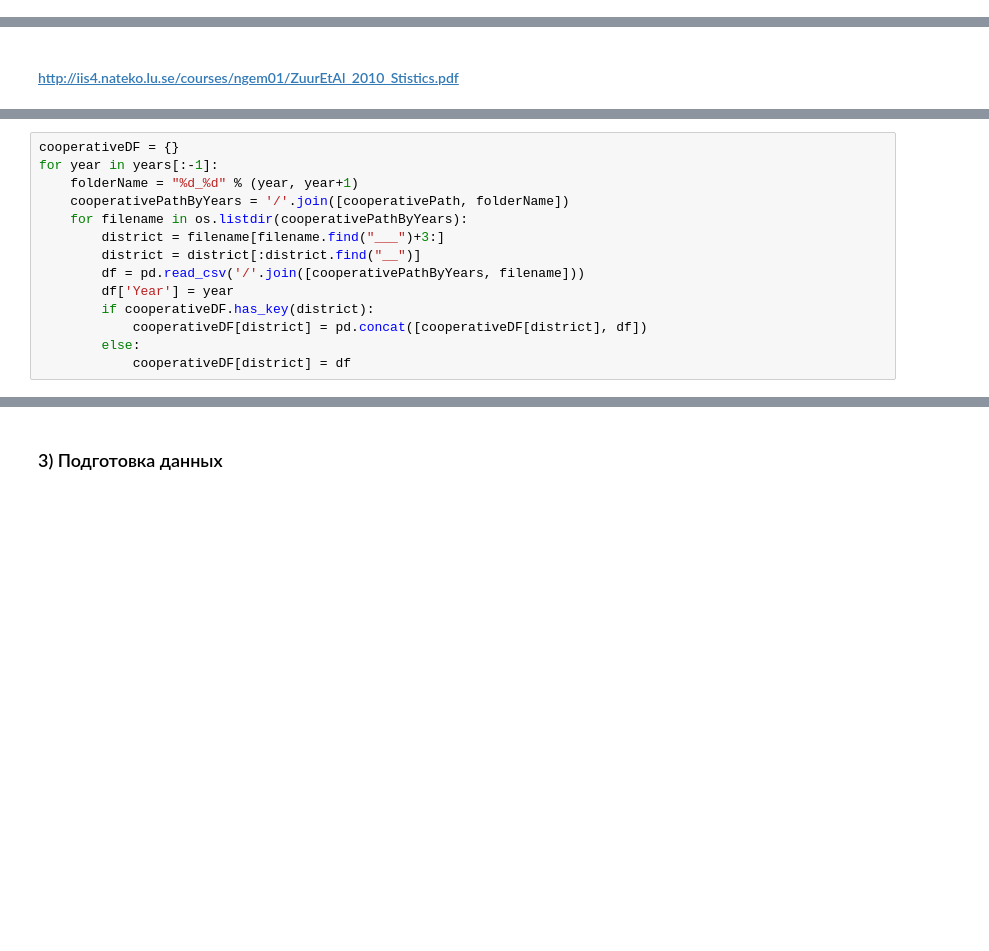
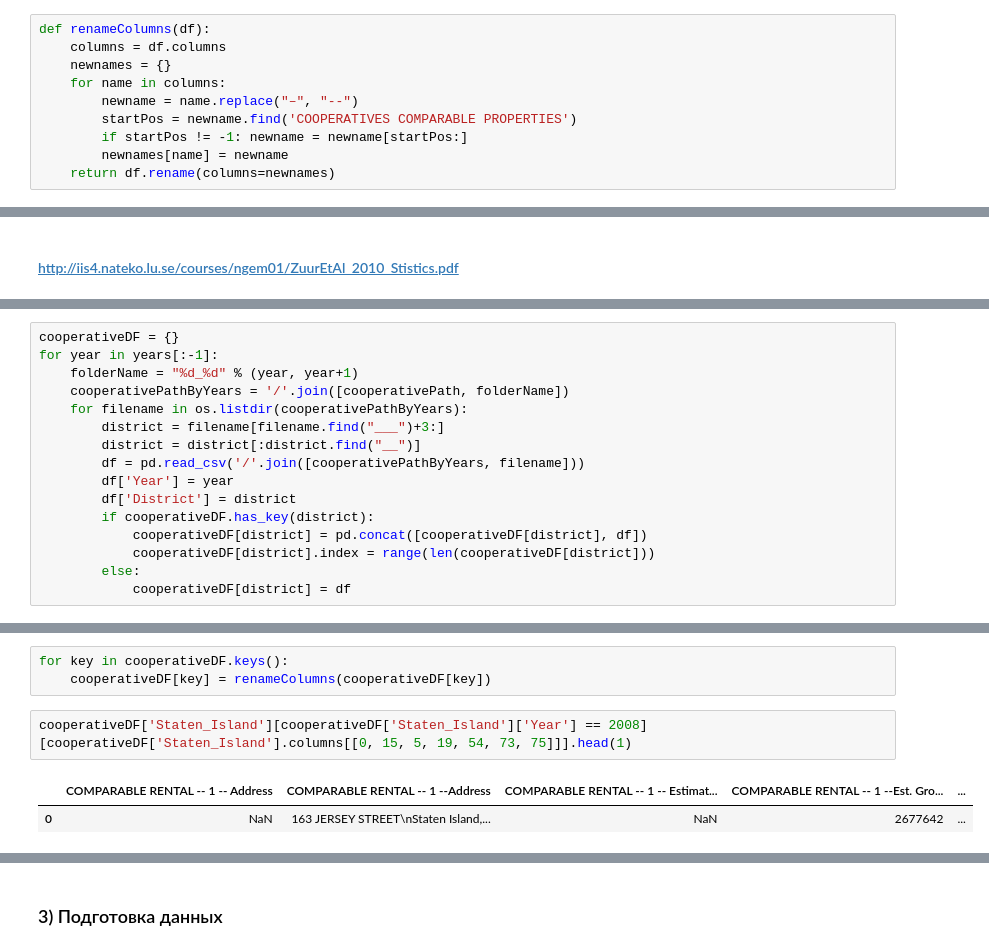
Before and after one commit to mihanlg/ITDA-Project, a Jupyter notebook: Project_Group8.ipynb, the cells around one changed output, grey strips where cells are left out. Drawn from its saved outputs; the diff is of its cells as text; blank space fills up the shorter version.

```diff
--- a/Project_Group8.ipynb
+++ b/Project_Group8.ipynb
@@ -68,0 +77,10 @@ plt.style.use('ggplot')
+# %%
+def renameColumns(df):
+    columns = df.columns
+    newnames = {}
+    for name in columns:
+        newname = name.replace("–", "--")
+        startPos = newname.find('COOPERATIVES COMPARABLE PROPERTIES')
+        if startPos != -1: newname = newname[startPos:]
+        newnames[name] = newname
+    return df.rename(columns=newnames)
@@ -108,7 +136,9 @@ for year in years[:-1]:
         district = district[:district.find("__")]
         df = pd.read_csv('/'.join([cooperativePathByYears, filename]))
         df['Year'] = year
+        df['District'] = district
         if cooperativeDF.has_key(district):
             cooperativeDF[district] = pd.concat([cooperativeDF[district], df])
+            cooperativeDF[district].index = range(len(cooperativeDF[district]))
         else:
             cooperativeDF[district] = df
@@ -118,0 +172,8 @@ cooperativeDF.keys()
+# %%
+for key in cooperativeDF.keys():
+    cooperativeDF[key] = renameColumns(cooperativeDF[key])
+# %%
+cooperativeDF['Staten_Island'][cooperativeDF['Staten_Island']['Year'] == 2008][cooperativeDF['Staten_Island'].columns[[0, 15, 5, 19, 54, 73, 75]]].head(1)
+# %% [output]
+|  | COMPARABLE RENTAL -- 1 -- Address | COMPARABLE RENTAL -- 1 --Address | COMPARABLE RENTAL -- 1 -- Estimat... | COMPARABLE RENTAL -- 1 --Est. Gro... | ... |
+| 0 | NaN | 163 JERSEY STREET\nStaten Island,... | NaN | 2677642 | ... |
```
Also changed, not shown: parts of 38 cells of this notebook.
